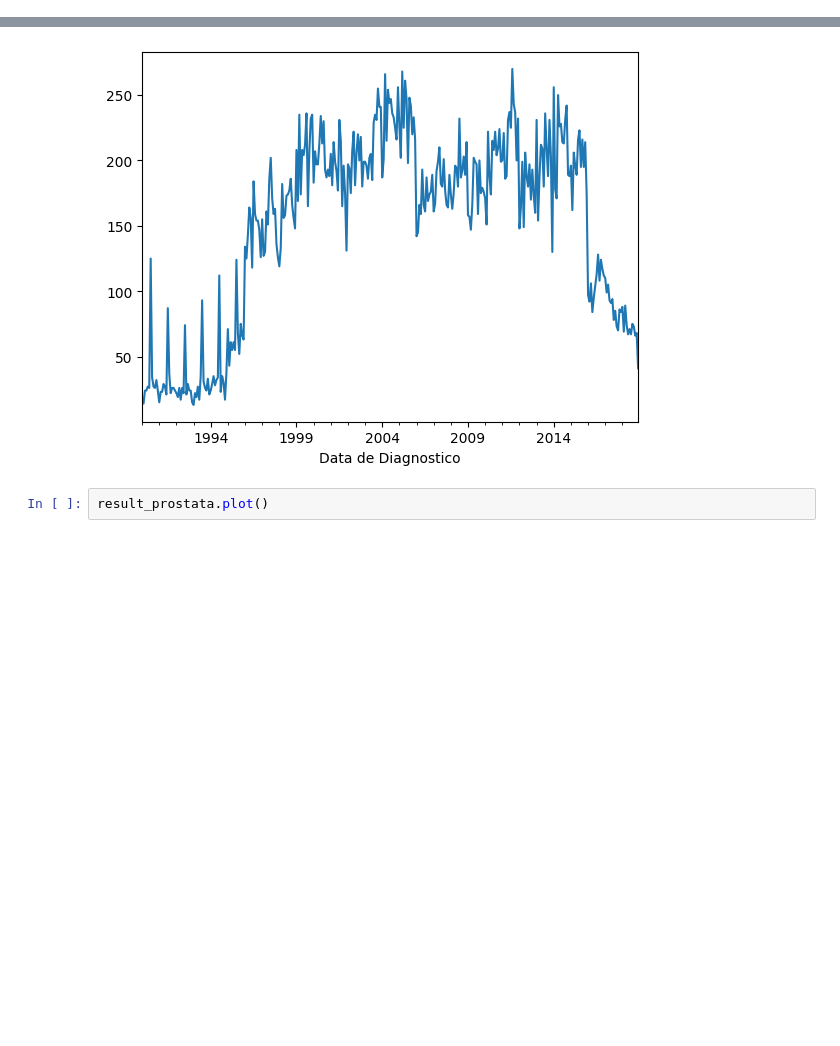
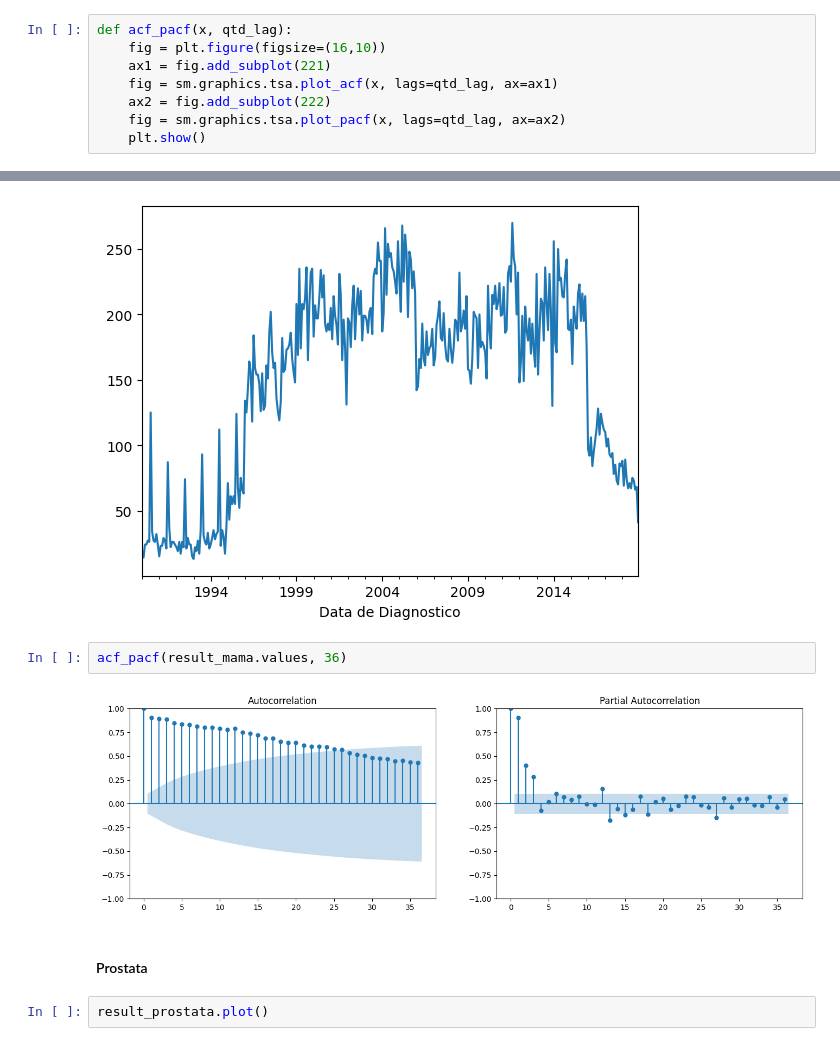
Before and after one commit to MateusVasc/IC-Cancer-Time-Series, a Jupyter notebook: Analises Regionais/nordeste.ipynb, the cells around one changed output, grey strips where cells are left out. Saved outputs shown, nothing was run; the diff lists cells and outputs as text; blank space fills up the shorter version.

```diff
--- a/Analises Regionais/nordeste.ipynb
+++ b/Analises Regionais/nordeste.ipynb
@@ -3,3 +5,11 @@ import pandas as pd
+# %%
+def acf_pacf(x, qtd_lag):
+    fig = plt.figure(figsize=(16,10))
+    ax1 = fig.add_subplot(221)
+    fig = sm.graphics.tsa.plot_acf(x, lags=qtd_lag, ax=ax1)
+    ax2 = fig.add_subplot(222)
+    fig = sm.graphics.tsa.plot_pacf(x, lags=qtd_lag, ax=ax2)
+    plt.show()
 # %%
 nordeste_path = '../data/parquet/regiao/NORDESTE.parquet'
 
@@ -155,6 +167,12 @@ result_mama.plot()
 # %% [output]
 <Axes: xlabel='Data de Diagnostico'>
 [figure]
+# %%
+acf_pacf(result_mama.values, 36)
+# %% [output]
+[figure, added]
+# %% [markdown]
+#### Prostata
 # %%
 result_prostata.plot()
 # %% [output]
```
Also changed, not shown: parts of 10 cells of this notebook, 14 other files.
